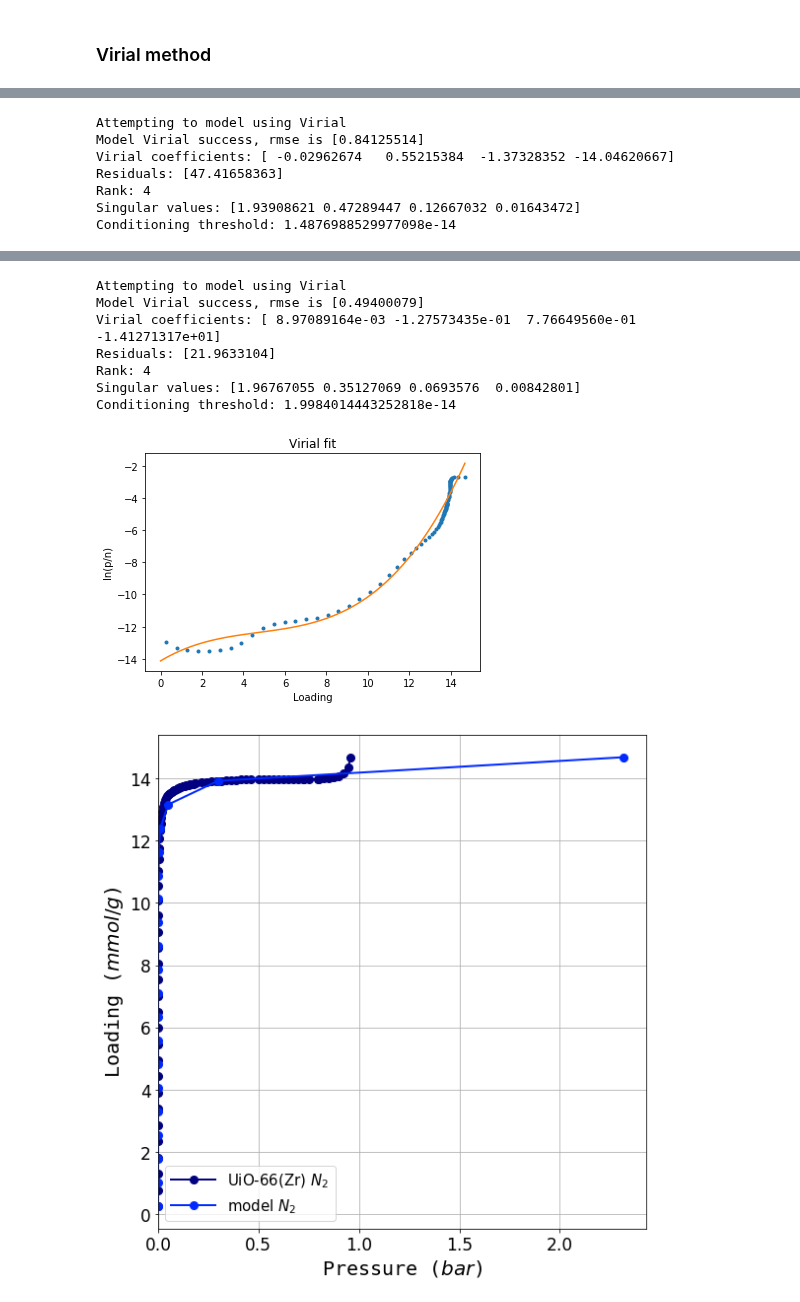
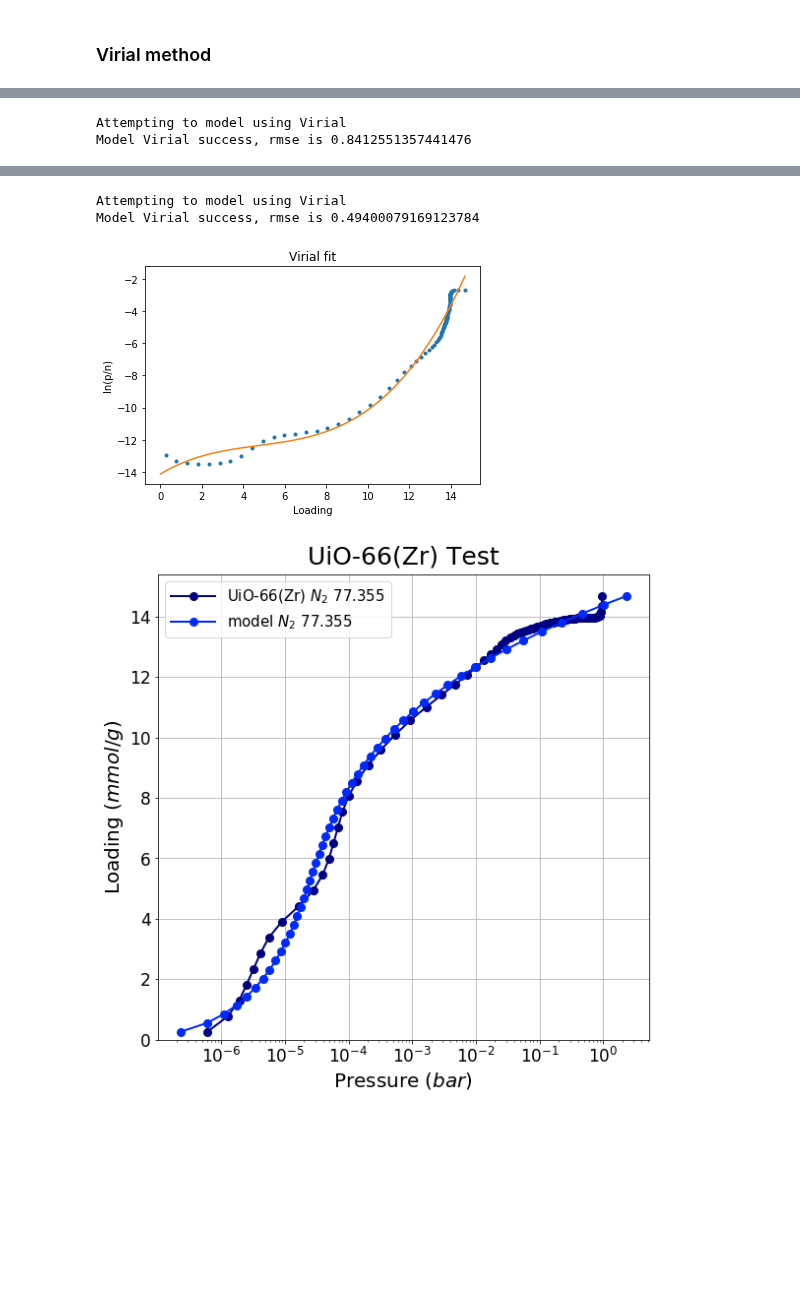
Before and after one commit to pauliacomi/pyGAPS, a Jupyter notebook: docs/examples/initial_henryc.ipynb, the cells around one changed output, grey strips where cells are left out. Cells and saved outputs as stored; diff of their text form; code cells hidden in the pictures; blank space fills up the shorter version.

Commit message:
fixed bad initial guess with singular isotherms

```diff
--- a/docs/examples/initial_henryc.ipynb
+++ b/docs/examples/initial_henryc.ipynb
@@ -47,17 +42,12 @@ It is a slower model as a minimisation algorithm must be used. On the other hand
 # %%
 # Virial method
 isotherm = next(i for i in isotherms_n2_77k if i.material_name=='MCM-41')
-h1 = pygaps.initial_henry_virial(isotherms_n2_77k[1], verbose=True)
+h1 = pygaps.initial_henry_virial(isotherms_n2_77k[1], logx=True, verbose=True)
 
 isotherm = next(i for i in isotherms_n2_77k if i.material_name=='UiO-66(Zr)')
-h2 = pygaps.initial_henry_virial(isotherms_n2_77k[-1], verbose=True)
+h2 = pygaps.initial_henry_virial(isotherms_n2_77k[-1], logx=True, verbose=True)
 
 print(h1,h2)
 # %% [output]
 Attempting to model using Virial
-Model Virial success, rmse is [0.84125514]
-Virial coefficients: [ -0.02962674   0.55215384  -1.37328352 -14.04620667]
-Residuals: [47.41658363]
-Rank: 4
-Singular values: [1.93908621 0.47289447 0.12667032 0.01643472]
-Conditioning threshold: 1.4876988529977098e-14
+Model Virial success, rmse is 0.8412551357441476
@@ -66,9 +56,4 @@ Conditioning threshold: 1.4876988529977098e-14
 Attempting to model using Virial
-Model Virial success, rmse is [0.49400079]
-Virial coefficients: [ 8.97089164e-03 -1.27573435e-01  7.76649560e-01 -1.41271317e+01]
-Residuals: [21.9633104]
-Rank: 4
-Singular values: [1.96767055 0.35127069 0.0693576  0.00842801]
-Conditioning threshold: 1.9984014443252818e-14
+Model Virial success, rmse is 0.49400079169123784
-[figure, old version]
+[figure, new version]
-[figure, old version]
+[figure, new version]
```
Also changed, not shown: parts of 6 cells of this notebook, 2 other files.
